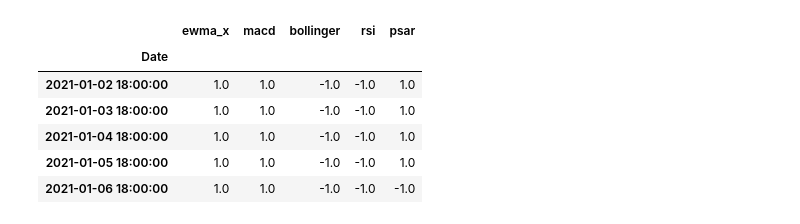
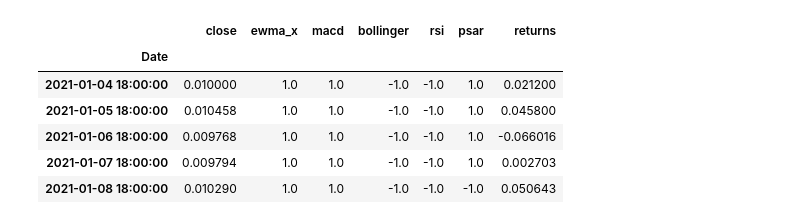
Before and after one commit to stew1922/Crypto_Bandyts, a Jupyter notebook: libs/notebooks/travis.ipynb, the cells around one changed output. Cells and saved outputs as stored; diff of their text form; code cells hidden in the pictures.

```diff
--- a/libs/notebooks/travis.ipynb
+++ b/libs/notebooks/travis.ipynb
@@ -42,13 +69,0 @@ var_df.tail()
-# %%
-days_to_forecast = 3
-
-var_df_shift = var_df.shift(days_to_forecast)
-var_df_shift.tail()
-# %% [output]
-|  | ewma_x | macd | bollinger | rsi | psar |
-| Date |  |  |  |  |  |
-| 2021-01-02 18:00:00 | 1.0 | 1.0 | -1.0 | -1.0 | 1.0 |
-| 2021-01-03 18:00:00 | 1.0 | 1.0 | -1.0 | -1.0 | 1.0 |
-| 2021-01-04 18:00:00 | 1.0 | 1.0 | -1.0 | -1.0 | 1.0 |
-| 2021-01-05 18:00:00 | 1.0 | 1.0 | -1.0 | -1.0 | 1.0 |
-| 2021-01-06 18:00:00 | 1.0 | 1.0 | -1.0 | -1.0 | -1.0 |
@@ -56,0 +70,14 @@ var_df_shift
+# %%
+days_to_forecast = 1
+
+shifted_df = btc_df
+shifted_df[x_var_list] = shifted_df[x_var_list].shift(days_to_forecast)
+shifted_df.tail()
+# %% [output]
+|  | close | ewma_x | macd | bollinger | rsi | psar | returns |
+| Date |  |  |  |  |  |  |  |
+| 2021-01-04 18:00:00 | 0.010000 | 1.0 | 1.0 | -1.0 | -1.0 | 1.0 | 0.021200 |
+| 2021-01-05 18:00:00 | 0.010458 | 1.0 | 1.0 | -1.0 | -1.0 | 1.0 | 0.045800 |
+| 2021-01-06 18:00:00 | 0.009768 | 1.0 | 1.0 | -1.0 | -1.0 | 1.0 | -0.066016 |
+| 2021-01-07 18:00:00 | 0.009794 | 1.0 | 1.0 | -1.0 | -1.0 | 1.0 | 0.002703 |
+| 2021-01-08 18:00:00 | 0.010290 | 1.0 | 1.0 | -1.0 | -1.0 | -1.0 | 0.050643 |
```
Also changed, not shown: parts of 13 cells of this notebook, 2 other files.
